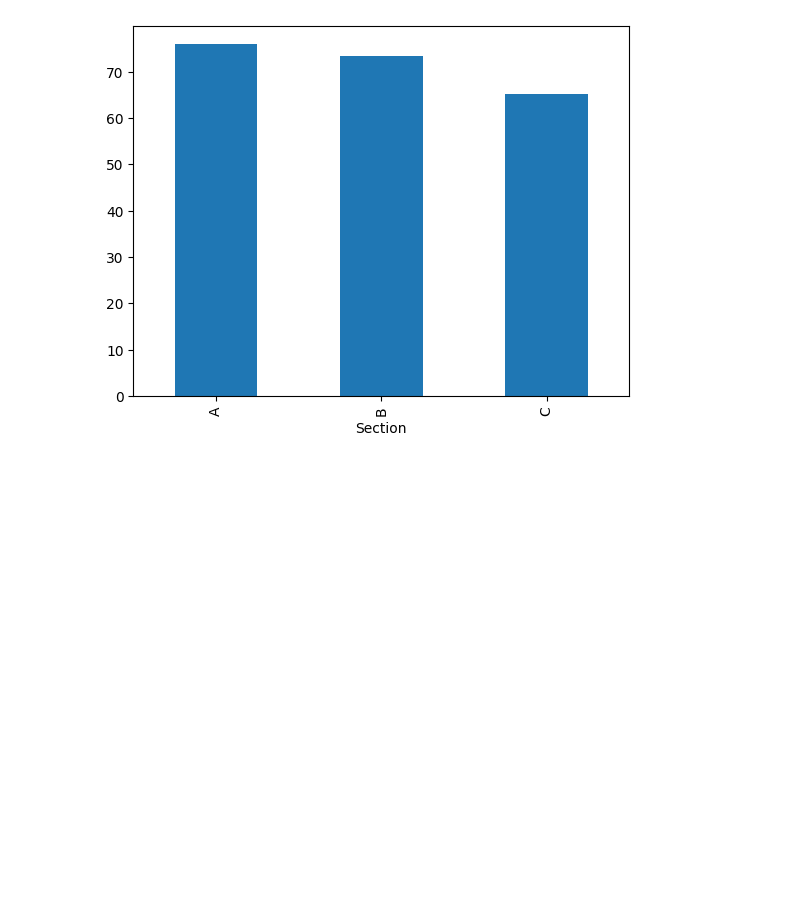
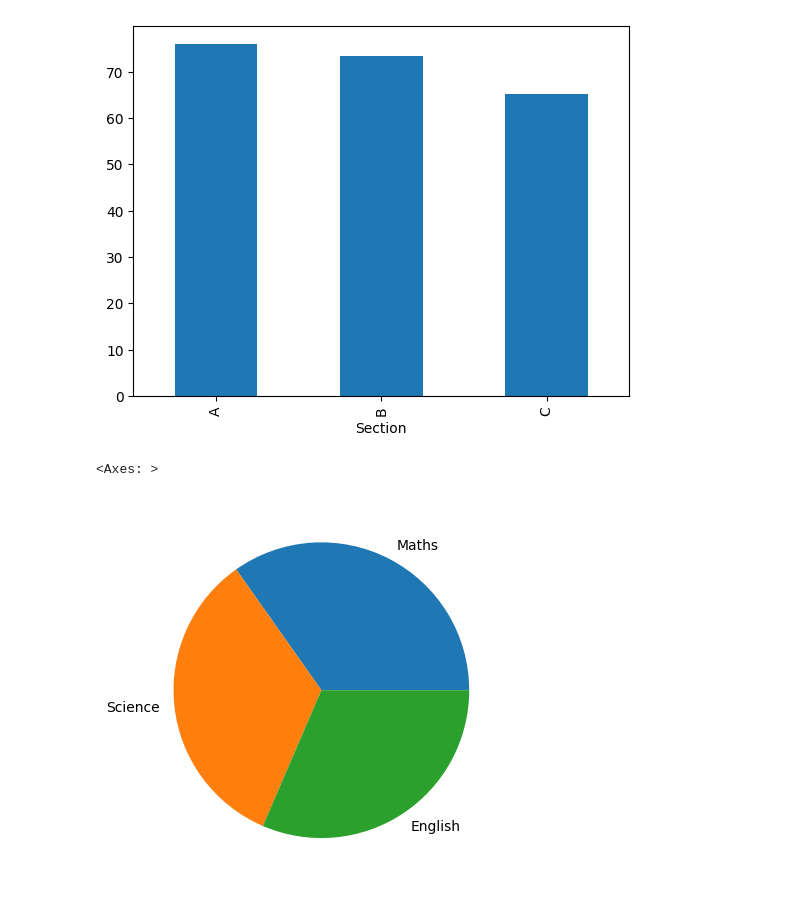
Before and after one commit to Balu-Palle/jupyterNotebook, a Jupyter notebook: 1.ipynb, the cells around one changed output. Drawn from its saved outputs; the diff is of its cells as text; code cells hidden in the pictures; blank space fills up the shorter version.

Commit message:
included visual charts

```diff
--- a/1.ipynb
+++ b/1.ipynb
@@ -90,0 +93,9 @@ l.plot(kind='bar')
+# %%
+#Average marks in each subject
+
+avg_marks=df[['Maths','Science','English']].mean()
+
+avg_marks.plot(kind='pie')
+# %% [output]
+<Axes: >
+[figure, added]
```
Also changed, not shown: parts of 3 cells of this notebook.
